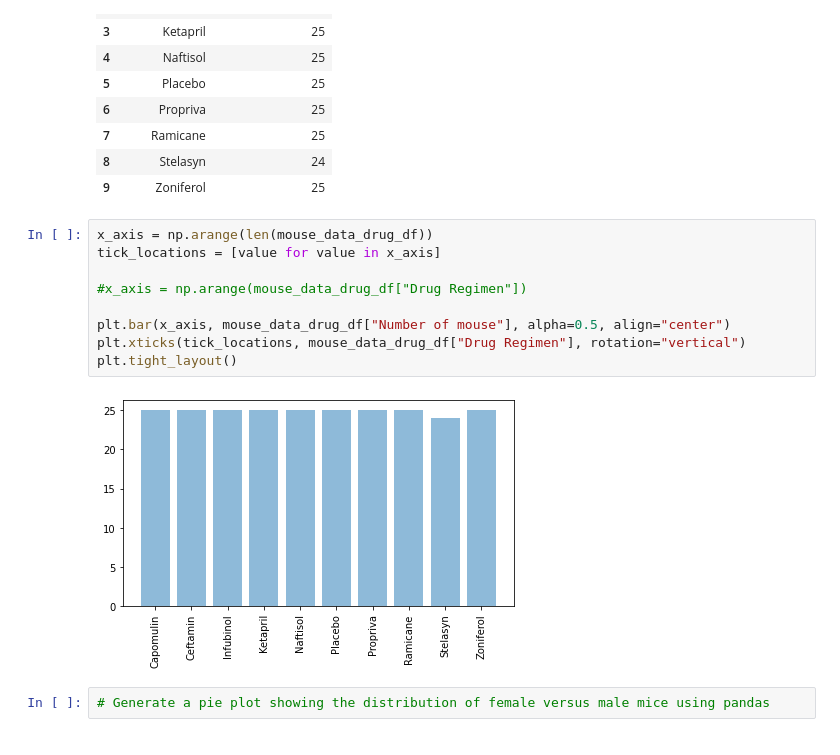
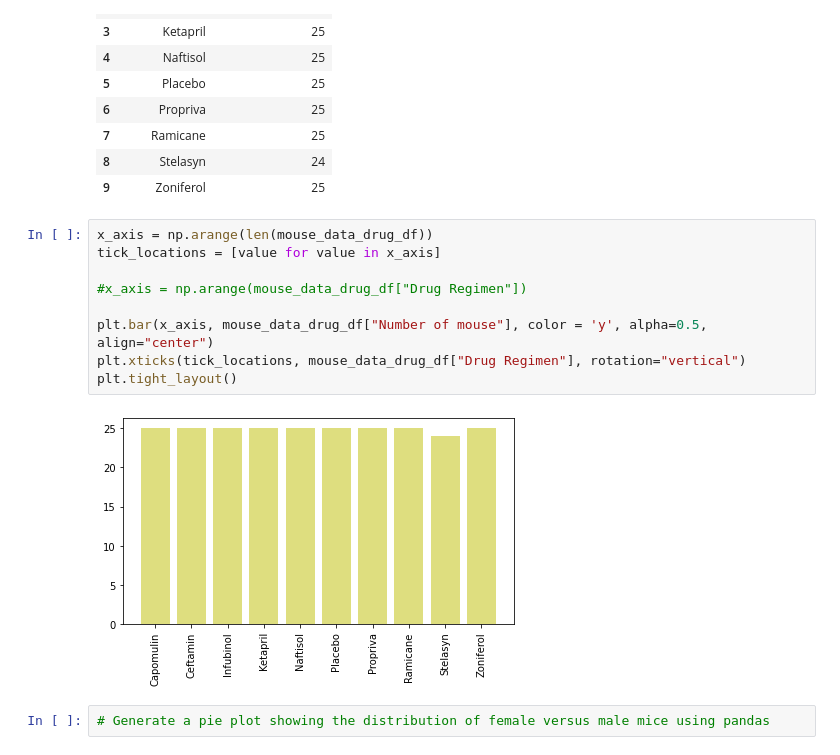
Before and after one commit to ChloeThan/Matplotlib_Challenge, a Jupyter notebook: pymaceuticals_chloe.ipynb, the cells around one changed output. Cells and saved outputs as stored; diff of their text form.

```diff
--- a/pymaceuticals_chloe.ipynb
+++ b/pymaceuticals_chloe.ipynb
@@ -153,14 +148,14 @@ mouse_data_drug_df
 # %%
 x_axis = np.arange(len(mouse_data_drug_df))
 tick_locations = [value for value in x_axis]
 
 #x_axis = np.arange(mouse_data_drug_df["Drug Regimen"])
 
-plt.bar(x_axis, mouse_data_drug_df["Number of mouse"], alpha=0.5, align="center")
+plt.bar(x_axis, mouse_data_drug_df["Number of mouse"], color = 'y', alpha=0.5, align="center")
 plt.xticks(tick_locations, mouse_data_drug_df["Drug Regimen"], rotation="vertical")
 plt.tight_layout()
 # %% [output]
-[figure, old version]
+[figure, new version]
 # %%
 # Generate a pie plot showing the distribution of female versus male mice using pandas
 # %%
```
Also changed, not shown: parts of 5 cells of this notebook.
